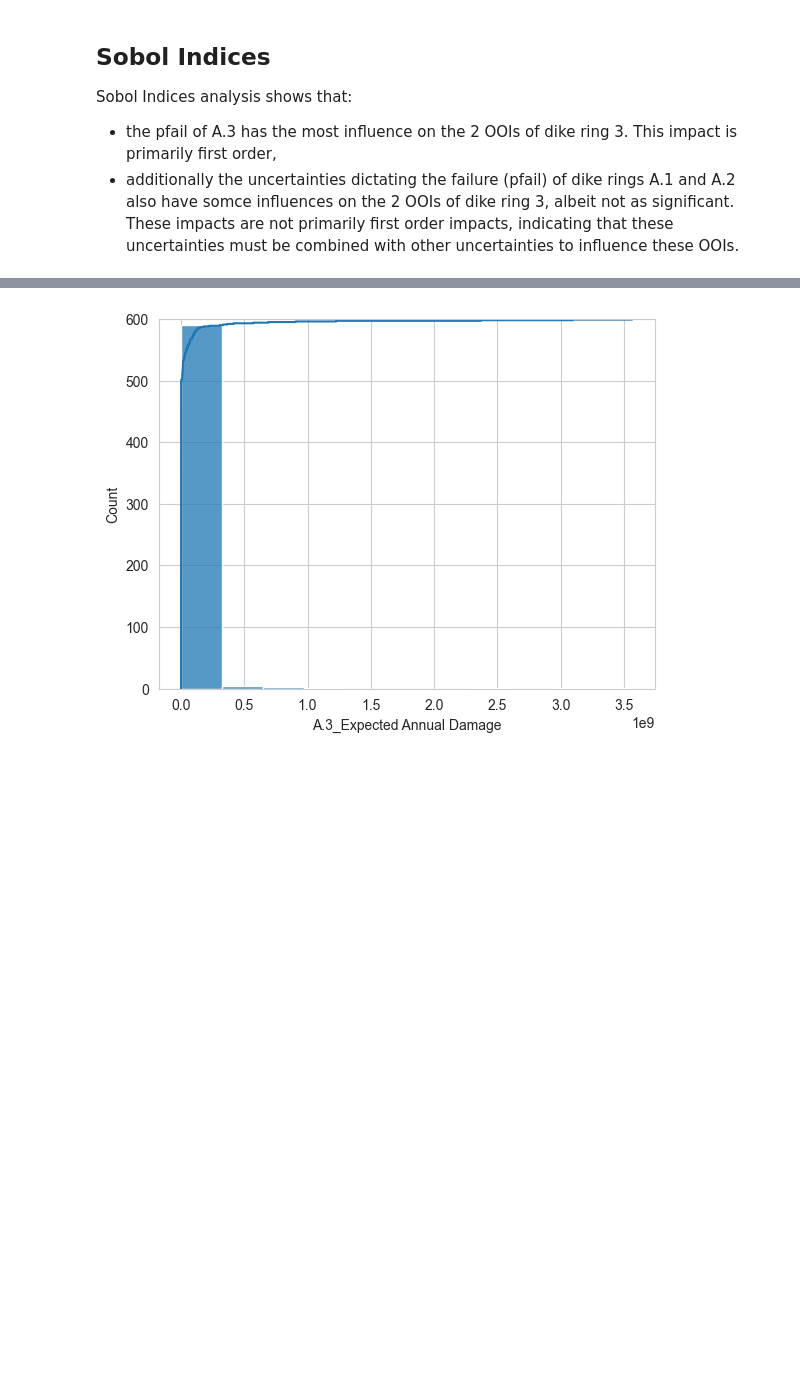
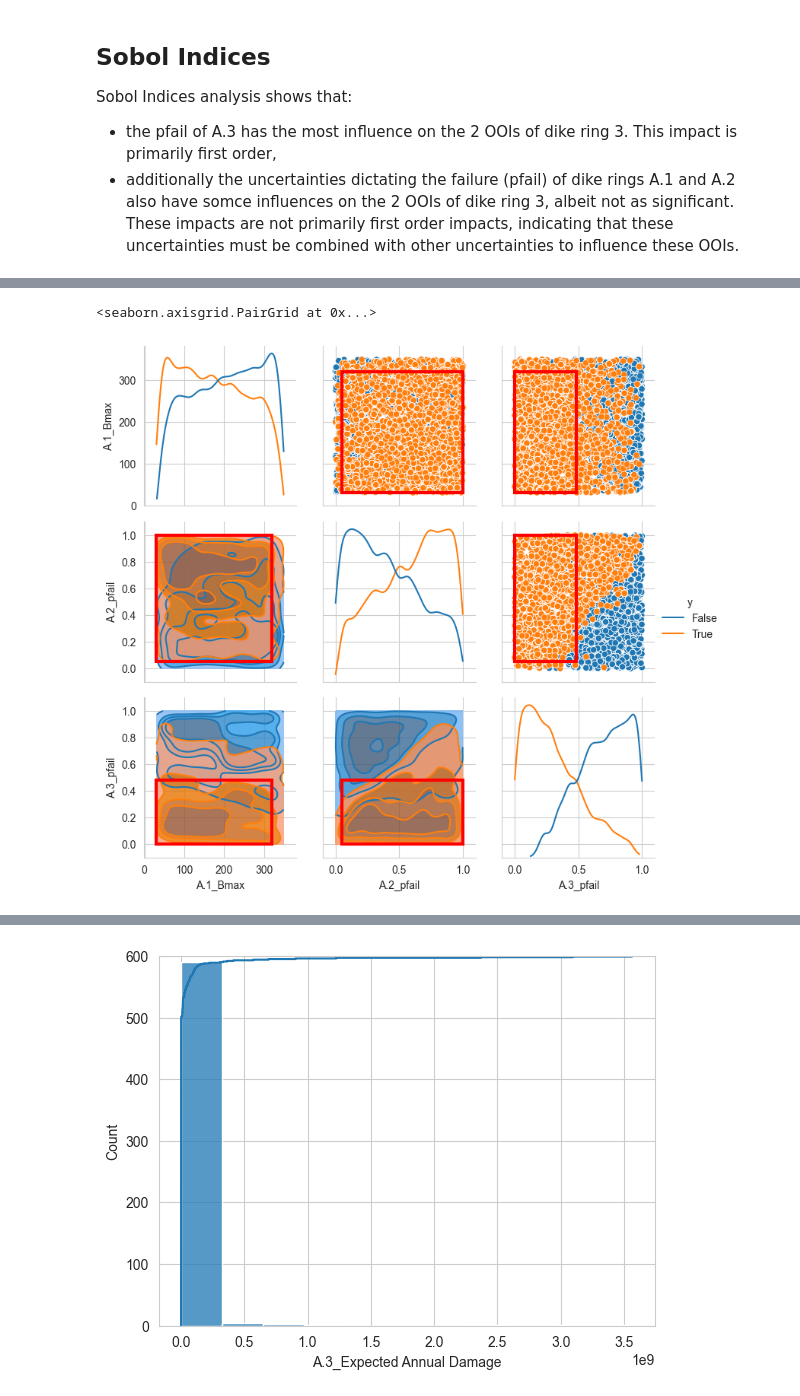
Before and after one commit to PancakeBun/epa141A_Labs_Group_Asians, a Jupyter notebook: final assignment/analysis.ipynb, the cells around one changed output, grey strips where cells are left out. Saved outputs shown, nothing was run; the diff lists cells and outputs as text; code cells hidden in the pictures; blank space fills up the shorter version.

```diff
--- a/final assignment/analysis.ipynb
+++ b/final assignment/analysis.ipynb
@@ -220,0 +306,5 @@ A.4_Bmax                NaN      NaN
+# %%
+box1_0_death.show_pairs_scatter(point)
+# %% [output]
+<seaborn.axisgrid.PairGrid at 0x...>
+[figure, added]
```
Also changed, not shown: parts of 25 cells of this notebook.
